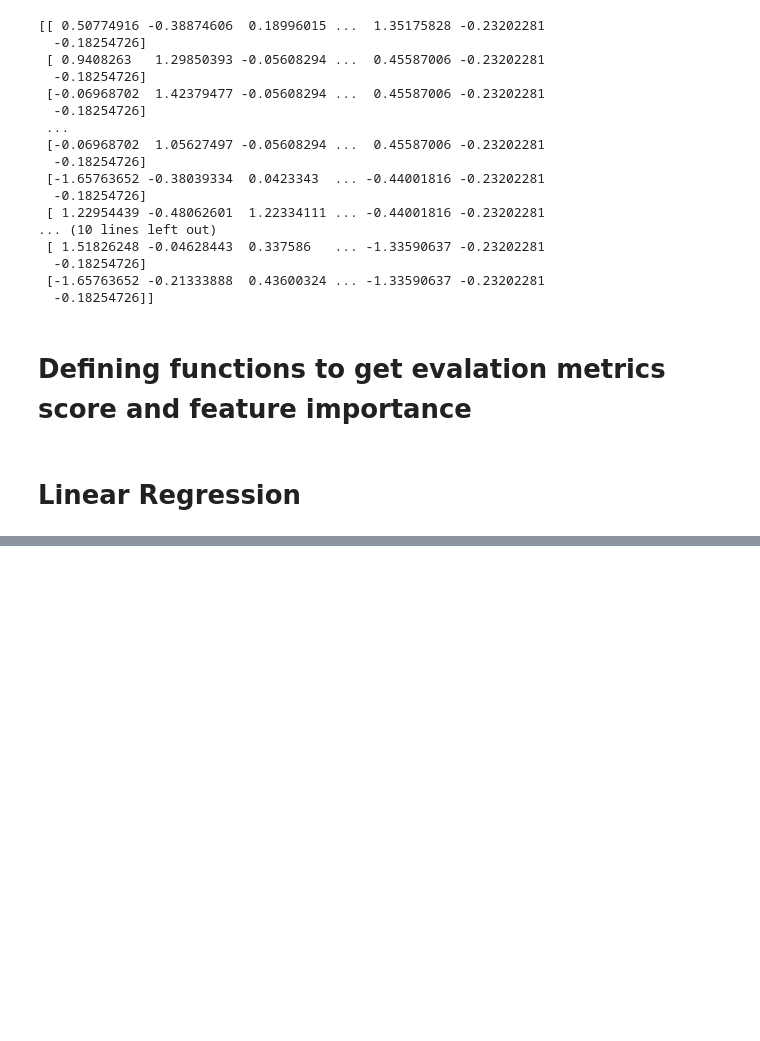
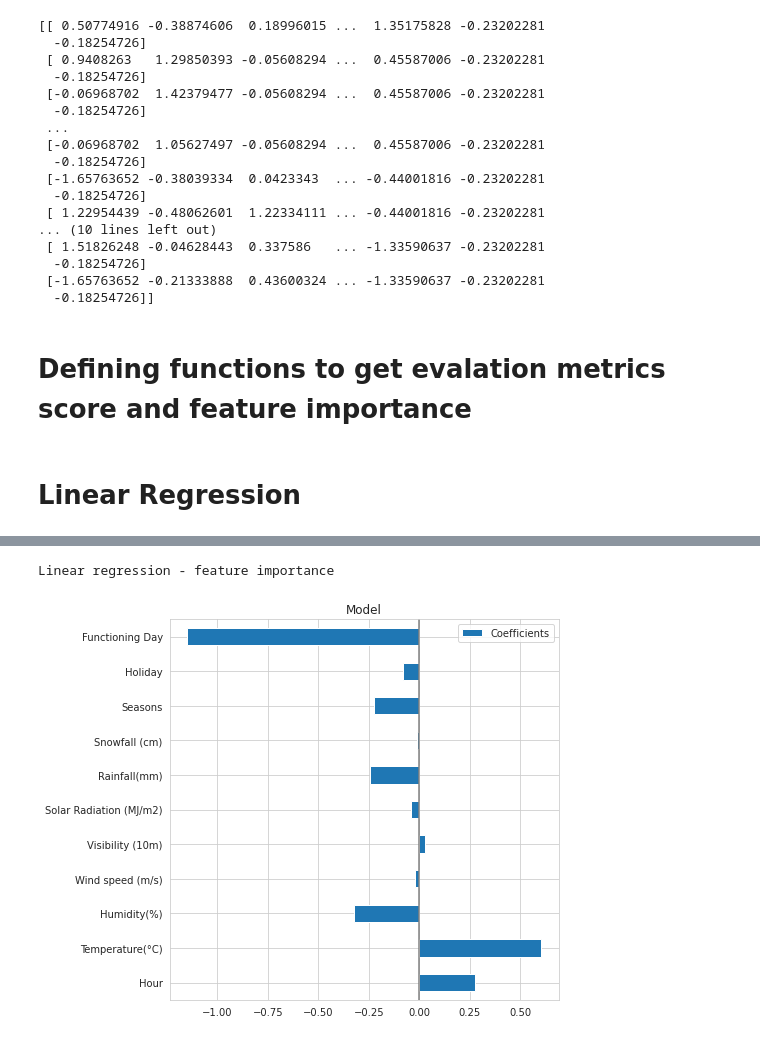
Before and after one commit to Deepakkarki24/Bike-Sharing-Demand-Prediction, a Jupyter notebook: Deepak_Karki_Bike_Sharing_Demand_Prediction_Capstone_Project.ipynb, the cells around one changed output, grey strips where cells are left out. Cells and saved outputs as stored; diff of their text form; code cells hidden in the pictures; blank space fills up the shorter version.

```diff
--- a/Deepak_Karki_Bike_Sharing_Demand_Prediction_Capstone_Project.ipynb
+++ b/Deepak_Karki_Bike_Sharing_Demand_Prediction_Capstone_Project.ipynb
@@ -650,3 +671,6 @@ def feature_importance(model):
 plt.show()
 # %% [markdown]
 # **Linear Regression**
+# %%
+#Fitting the model
+regg = LinearRegression().fit(X_train, Y_train)
@@ -652,0 +721,6 @@ plt.show()
+# %%
+print("Linear regression - feature importance")
+feature_impo(regg)
+# %% [output]
+Linear regression - feature importance
+[figure, added]
```
Also changed, not shown: parts of 64 cells of this notebook.
